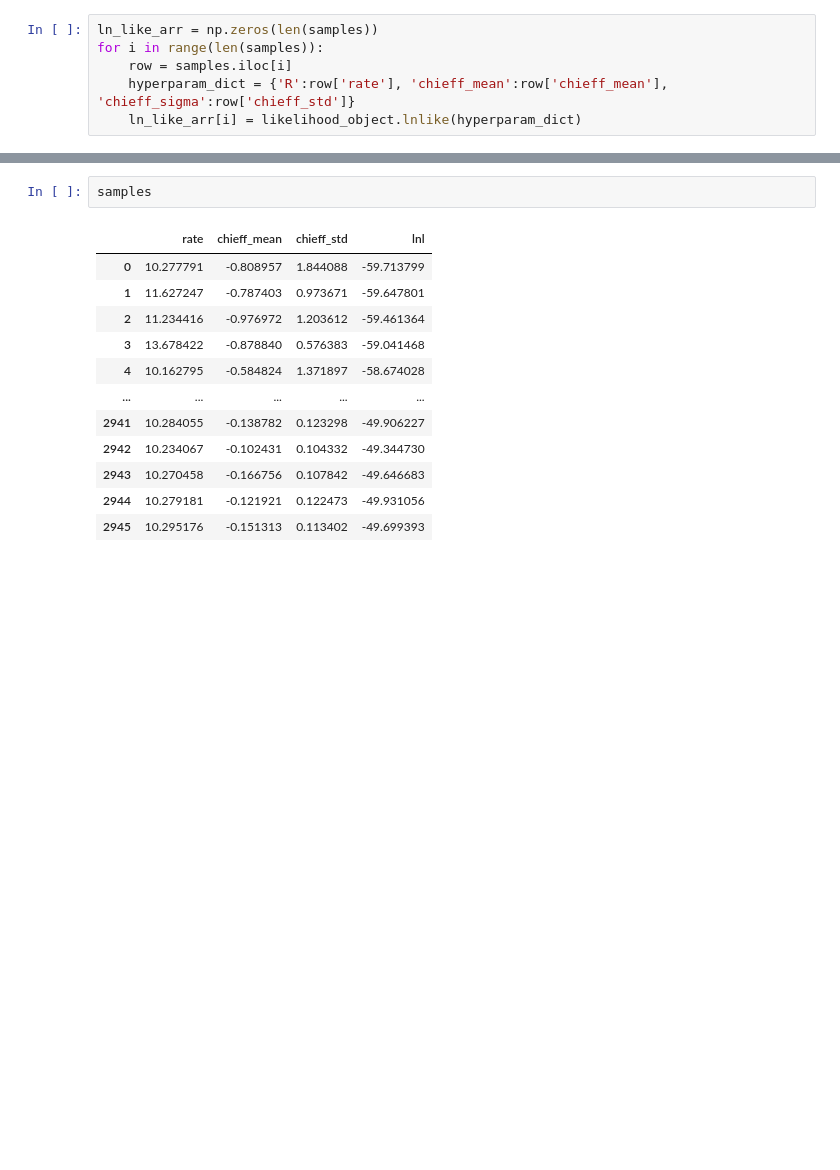
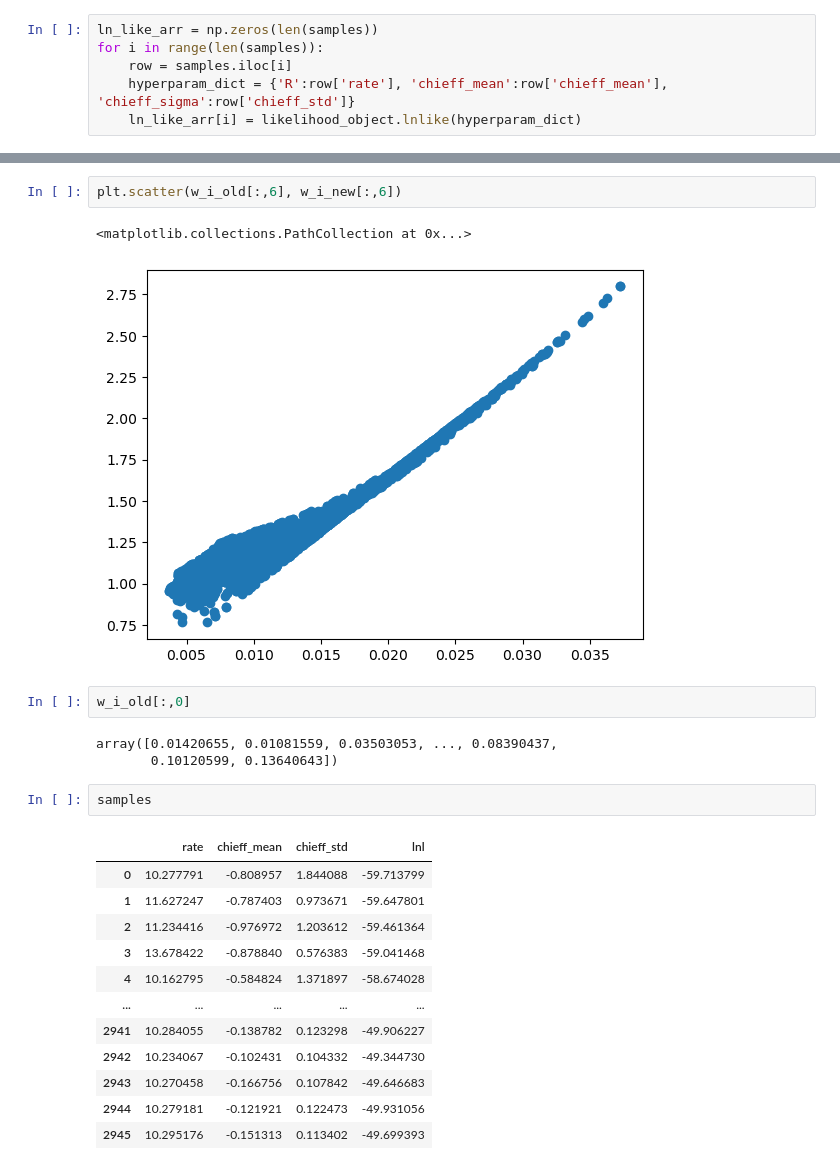
Before and after one commit to isha1810/cogwheel, a Jupyter notebook: cogwheel/population_inference/test_prior-Copy1.ipynb, the cells around one changed output, grey strips where cells are left out. Cells and saved outputs as stored; diff of their text form; blank space fills up the shorter version.

```diff
--- a/cogwheel/population_inference/test_prior-Copy1.ipynb
+++ b/cogwheel/population_inference/test_prior-Copy1.ipynb
@@ -456,3 +480,13 @@ Text(0, 0.5, 'new likelihood')
+# %%
+plt.scatter(w_i_old[:,6], w_i_new[:,6])
+# %% [output]
+<matplotlib.collections.PathCollection at 0x...>
+[figure, added]
+# %%
+w_i_old[:,0]
+# %% [output]
+array([0.01420655, 0.01081559, 0.03503053, ..., 0.08390437,
+       0.10120599, 0.13640643])
 # %%
 samples
 # %% [output]
```
Also changed, not shown: parts of 6 cells of this notebook, 1 other file.
